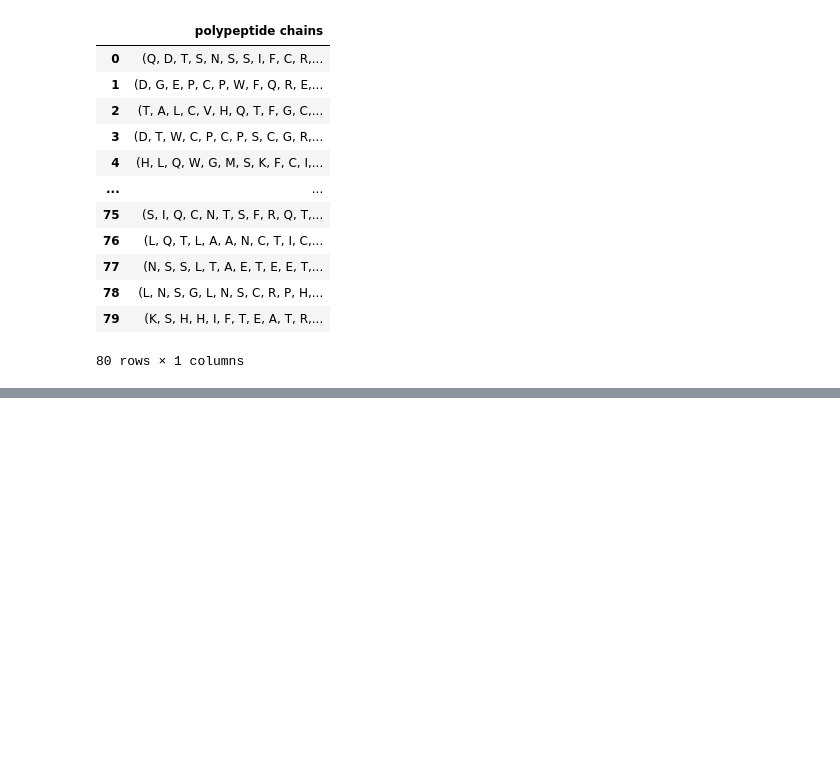
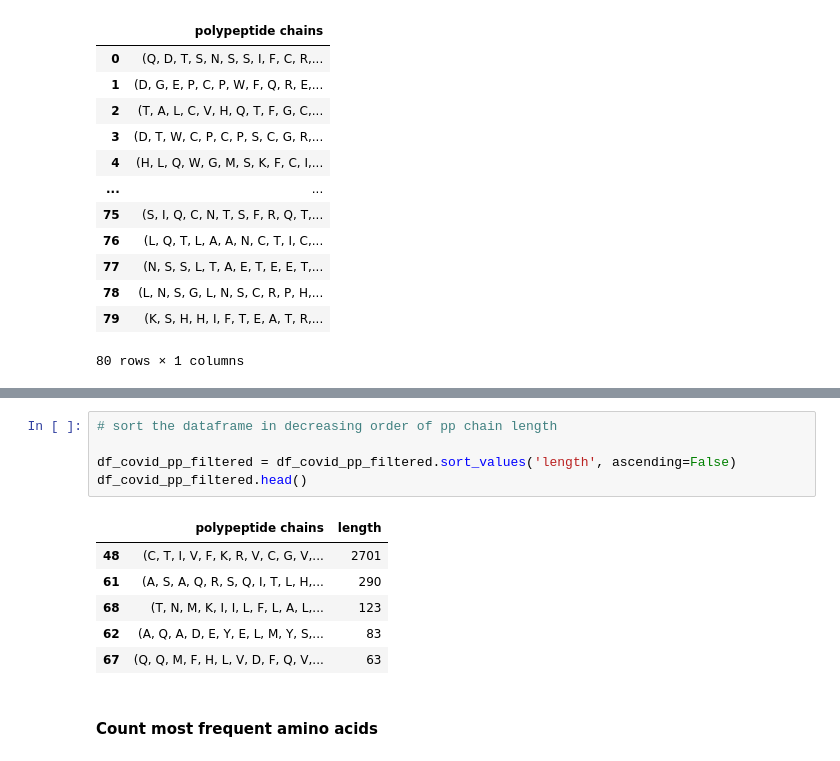
Before and after one commit to debnathk/bioinformatics, a Jupyter notebook: Python/codes/Bioinformatics_with_biopython/projects/protein_sequence_analysis_COVID-19_biopython.ipynb, the cells around one changed output, grey strips where cells are left out. Drawn from its saved outputs; the diff is of its cells as text; blank space fills up the shorter version.

```diff
--- a/Python/codes/Bioinformatics_with_biopython/projects/protein_sequence_analysis_COVID-19_biopython.ipynb
+++ b/Python/codes/Bioinformatics_with_biopython/projects/protein_sequence_analysis_COVID-19_biopython.ipynb
@@ -283,0 +296,14 @@ df_covid_pp_filtered
+# %%
+# sort the dataframe in decreasing order of pp chain length
+
+df_covid_pp_filtered = df_covid_pp_filtered.sort_values('length', ascending=False)
+df_covid_pp_filtered.head()
+# %% [output]
+|  | polypeptide chains | length |
+| 48 | (C, T, I, V, F, K, R, V, C, G, V,... | 2701 |
+| 61 | (A, S, A, Q, R, S, Q, I, T, L, H,... | 290 |
+| 68 | (T, N, M, K, I, I, L, F, L, A, L,... | 123 |
+| 62 | (A, Q, A, D, E, Y, E, L, M, Y, S,... | 83 |
+| 67 | (Q, Q, M, F, H, L, V, D, F, Q, V,... | 63 |
+# %% [markdown]
+#### Count most frequent amino acids
```
Also changed, not shown: parts of 12 cells of this notebook.
